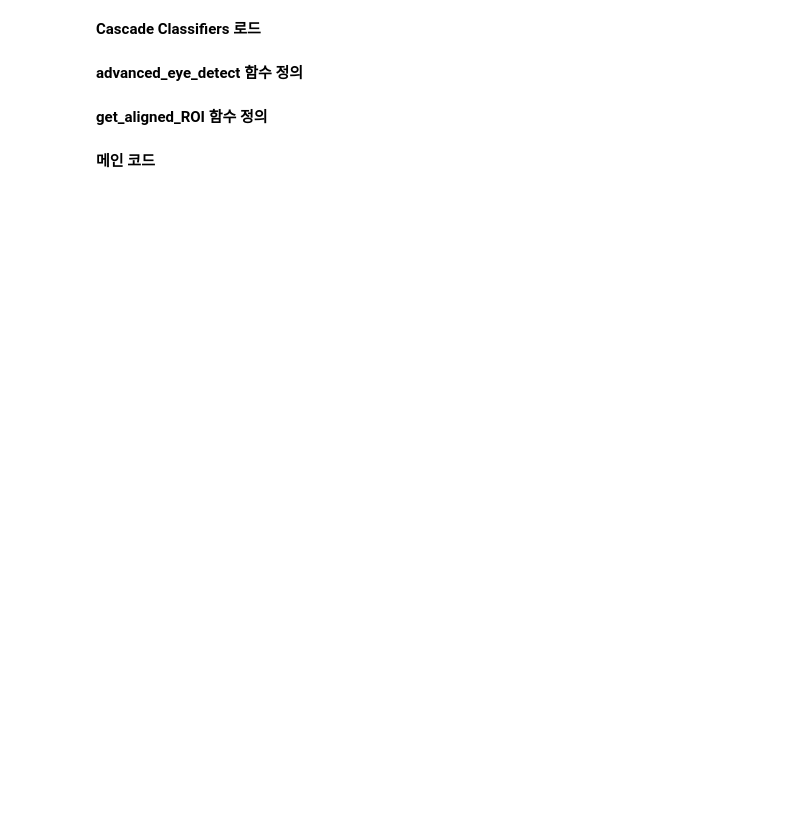
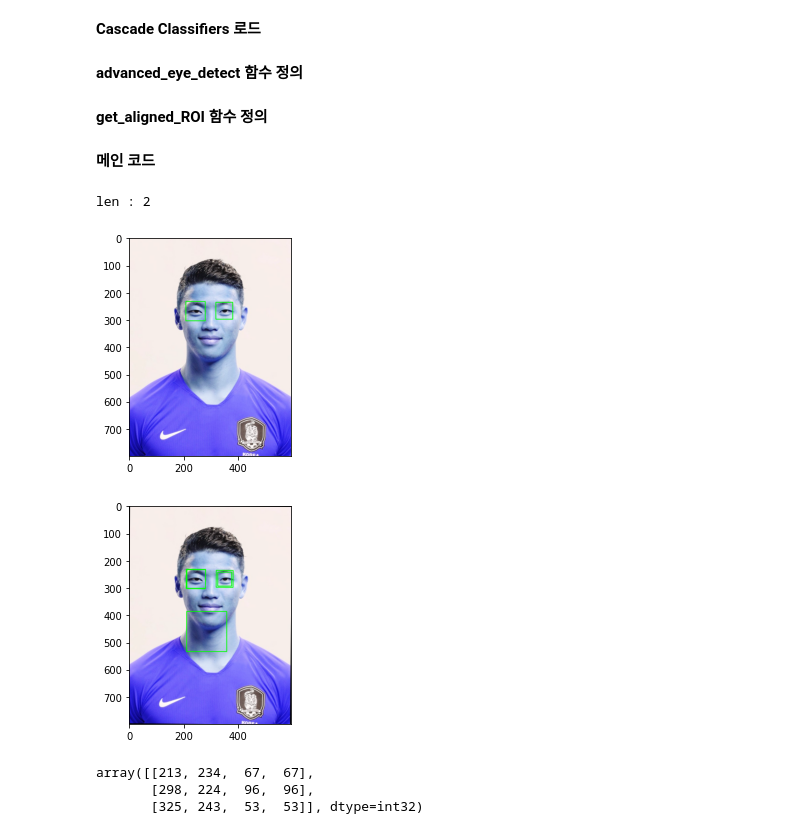
Before and after one commit to cjlee0217/covid19_mask_detection, a Jupyter notebook: 데이터 전처리/advanced-eye-detect-flow.ipynb, the cells around one changed output. Drawn from its saved outputs; the diff is of its cells as text; code cells hidden in the pictures; blank space fills up the shorter version.

```diff
--- a/데이터 전처리/advanced-eye-detect-flow.ipynb
+++ b/데이터 전처리/advanced-eye-detect-flow.ipynb
@@ -27,6 +29,18 @@ def advanced_eye_detect(img,cascade,info):
 
     ret_val = eyes
     return ret_val
+# %%
+faces = face_cascade.detectMultiScale(gray) #사진정보,정밀도,얼굴 사이의 최소간격
+for (x,y,w,h) in faces:
+    cv2.rectangle(gray,(x,y),(x+w,y+h),(255,0,0),2) #cv2.rectangle(img, start, end, color, thickness)
+    roi_gray = gray[y:y+h, x:x+w]
+    roi_color = img2[y:y+h, x:x+w]
+    eyes =eye_cascade.detectMultiScale(roi_gray,1.1,4)
+    for (ex,ey,ew,eh) in eyes:
+        cv2.rectangle(roi_gray,(ex,ey),(ex+ew,ey+eh),(0,255,0),2)
+cv2.imshow('img',gray)
+cv2.waitKey(0)
+cv2.destroyAllWindows()
 # %% [markdown]
 __get_aligned_ROI 함수 정의__
 # %%
@@ -72,26 +86,56 @@ __메인 코드__
 # %%
 import os
 
-img_path = "전체 사진이 모여있는 폴더 경로명"
+#img_path = "전체 사진이 모여있는 폴더 경로명"
+img_path = "C:/img_sample/2/"
+
 files = os.listdir(img_path)
-images = [file for file in files if file.endswith(".png")]
+image_files = [file for file in files if file.endswith(".jpg")]
+mask_area=[]
+for file in image_files:
 
-for image in images:
+    image=cv2.imread(img_path+file)
 
     if image.shape[0]<400 or image.shape[1]<400 :
         w,h,c = image.shape
         image = cv2.resize(image,(h*2,w*2))
 
     eyes = advanced_eye_detect(image,eye_cascade,'normal')
 
-    if not eyes:
+    for (ex,ey,ew,eh) in eyes:
+        cv2.rectangle(image,(ex,ey),(ex+ew,ey+eh),(0,255,0),2)
+
+    plt.figure()
+    plt.imshow(image)
+
+    if not len(eyes):
+        print(file)
         print('Detection Failed : not human or invalid image')
         continue
 
-    rotated_eyes , rotated_images = get_aligned_ROI(image,eyes,)
+    rotated_eyes , rotated_images = get_aligned_ROI(image,eyes)
 
+    for (ex,ey,ew,eh) in rotated_eyes:
+        cv2.rectangle(rotated_images,(ex,ey),(ex+ew,ey+eh),(0,255,0),2)
+
+    plt.figure()
+    plt.imshow(rotated_images)
+    break
     pivot_x , pivot_y , L = get_aligned_ROI(rotated_images,rotated_eyes , early_stop=True)
 
-    ROI = image[pivot_x-(0.6*L):pivot_x+(1.6*L) , pivot_y-(0.6*L):pivot_y+(1.8*L)]
+    xpad_L , xpad_R = int(0.6*L) , int(1.6*L)
+    ypad_U , ypad_D = int(0.6*L) , int(1.8*L)
 
-    # 여기서부터 지원님꺼랑 붙이면 될듯
+    ROI = image[pivot_y-ypad_U:pivot_y+ypad_D,pivot_x-xpad_L:pivot_x+xpad_R]
+    ROI_resized = cv2.resize(ROI,(120,140))
+    mask_area.append(ROI_resized[50:140,0:120])
+# %% [output]
+len : 2
+[figure, added]
+[figure, added]
+# %%
+rotated_eyes
+# %% [output]
+array([[213, 234,  67,  67],
+       [298, 224,  96,  96],
+       [325, 243,  53,  53]], dtype=int32)
```
Also changed, not shown: parts of 4 cells of this notebook.
